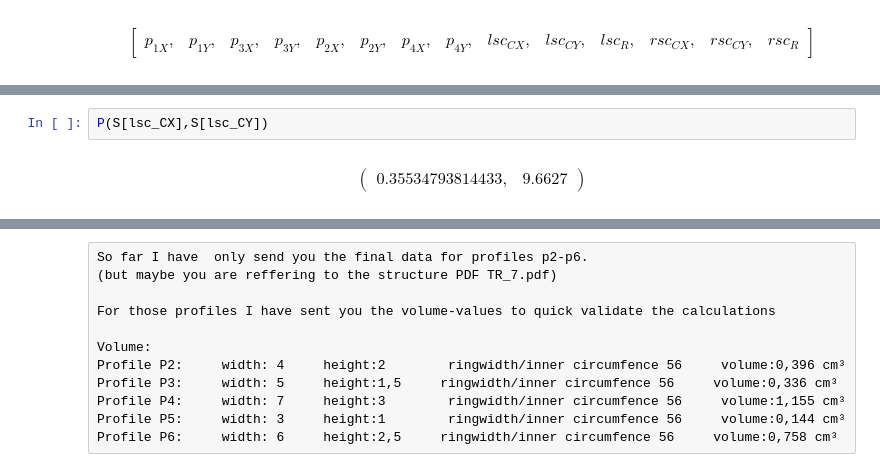
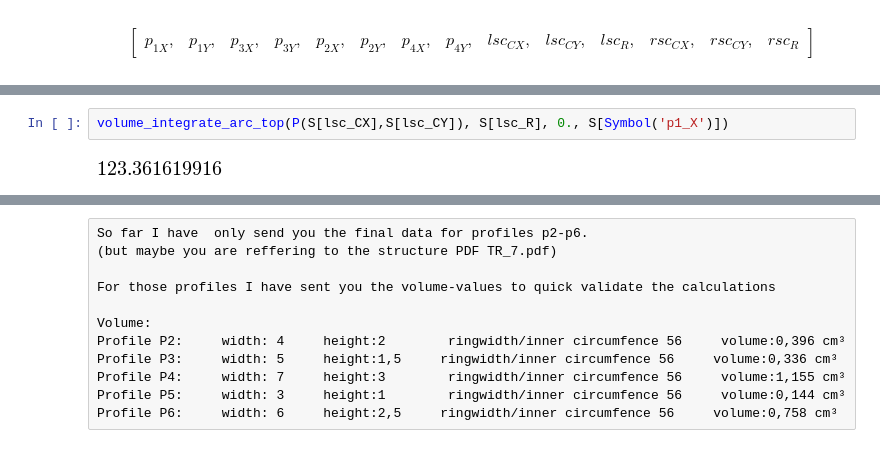
Before and after one commit to AttilaForgacs/ring, a Jupyter notebook: 7/circles_equations_2.ipynb, the cells around one changed output, grey strips where cells are left out. Cells and saved outputs as stored; diff of their text form.

```diff
--- a/7/circles_equations_2.ipynb
+++ b/7/circles_equations_2.ipynb
@@ -171,4 +235,4 @@ plt.show()
 # %%
-P(S[lsc_CX],S[lsc_CY])
+volume_integrate_arc_top(P(S[lsc_CX],S[lsc_CY]), S[lsc_R], 0., S[Symbol('p1_X')])
 # %% [output]
-$$\begin{pmatrix}0.35534793814433, & 9.6627\end{pmatrix}$$
+[figure, added]
```
Also changed, not shown: parts of 17 cells of this notebook, 1 other file.
